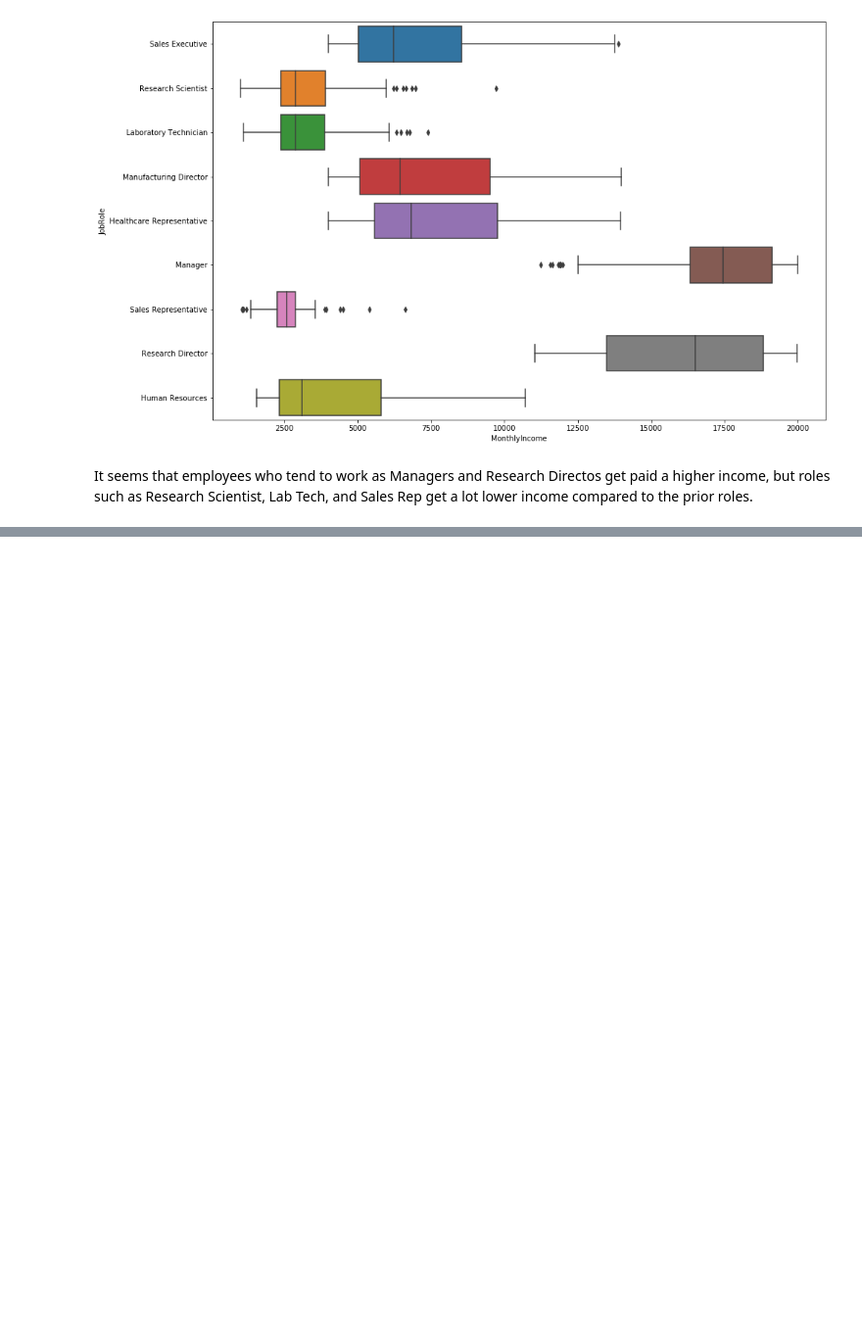
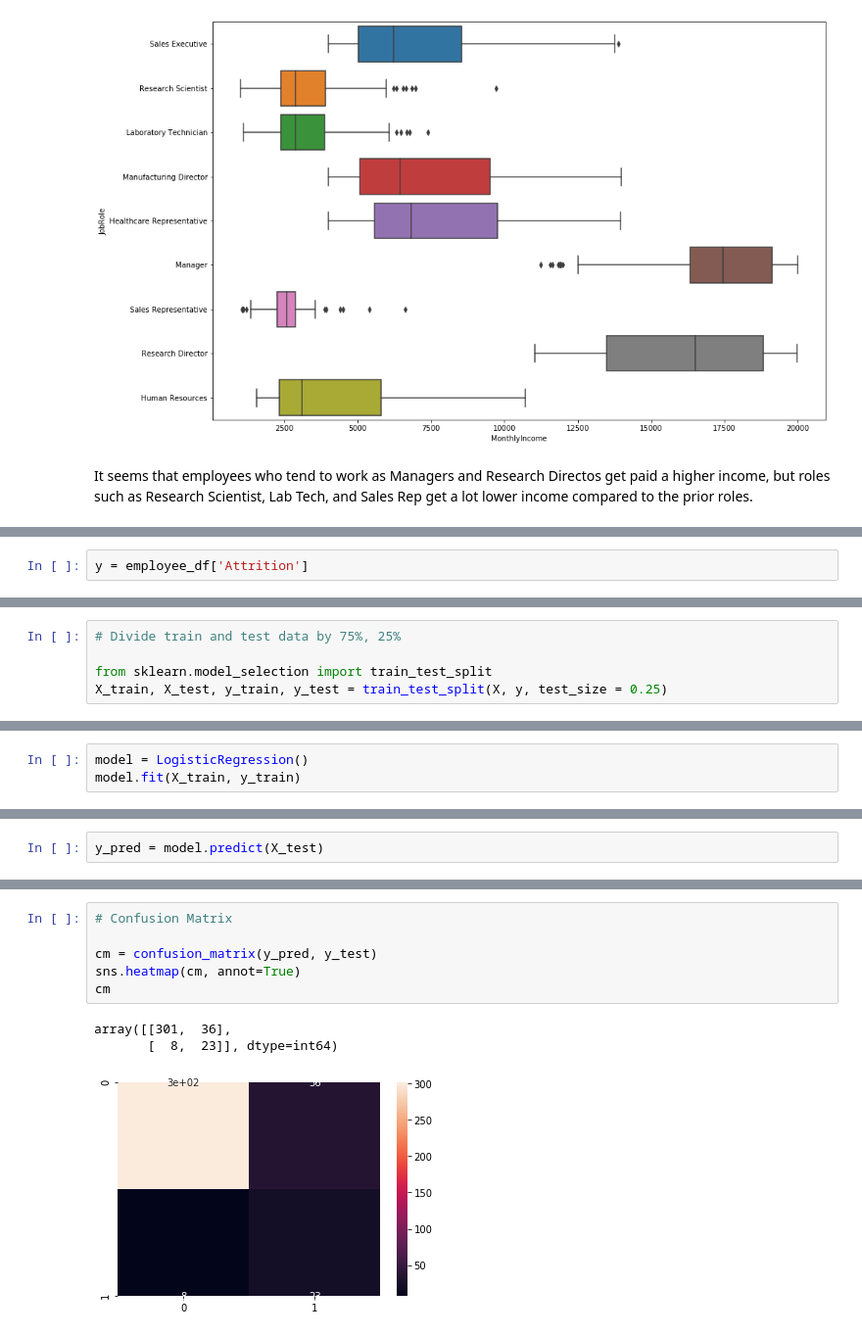
Before and after one commit to EvelinPaulik/Employee-Retention-Classification-Model, a Jupyter notebook: HR Classification Model.ipynb, the cells around one changed output, grey strips where cells are left out. Shown at 98% size. Drawn from its saved outputs; the diff is of its cells as text; blank space fills up the shorter version.

Commit message:
finalized model

```diff
--- a/HR Classification Model.ipynb
+++ b/HR Classification Model.ipynb
@@ -353,0 +471,2 @@ It seems that employees who tend to work as Managers and Research Directos get p
+# %%
+y = employee_df['Attrition']
@@ -353,0 +494,5 @@ It seems that employees who tend to work as Managers and Research Directos get p
+# %%
+# Divide train and test data by 75%, 25%
+
+from sklearn.model_selection import train_test_split
+X_train, X_test, y_train, y_test = train_test_split(X, y, test_size = 0.25)
@@ -353,0 +510,3 @@ It seems that employees who tend to work as Managers and Research Directos get p
+# %%
+model = LogisticRegression()
+model.fit(X_train, y_train)
@@ -353,0 +519,2 @@ It seems that employees who tend to work as Managers and Research Directos get p
+# %%
+y_pred = model.predict(X_test)
@@ -353,0 +558,10 @@ It seems that employees who tend to work as Managers and Research Directos get p
+# %%
+# Confusion Matrix
+
+cm = confusion_matrix(y_pred, y_test)
+sns.heatmap(cm, annot=True)
+cm
+# %% [output]
+array([[301,  36],
+       [  8,  23]], dtype=int64)
+[figure, added]
```
Also changed, not shown: parts of 55 cells of this notebook.
